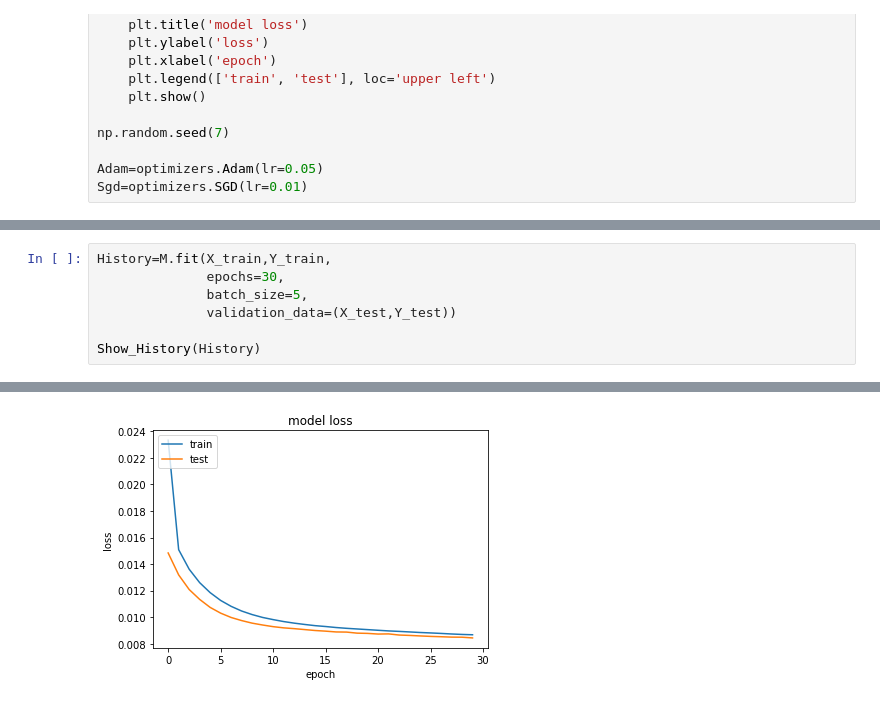
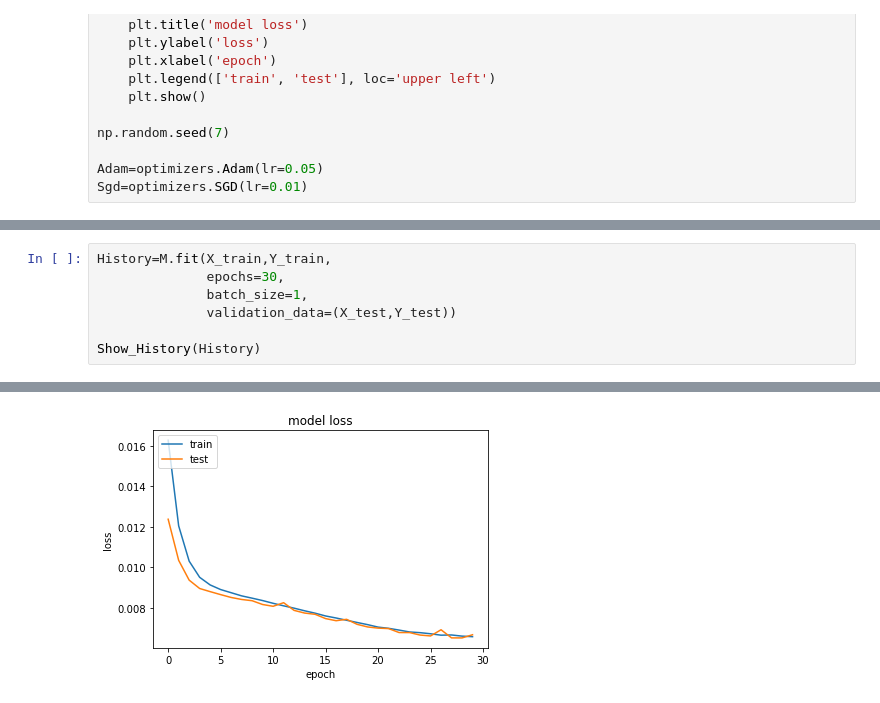
Before and after one commit to alvarogd16/BioInspirada, a Jupyter notebook: 4_Keras/4_1_regresiva.ipynb, the cells around one changed output, grey strips where cells are left out. Saved outputs shown, nothing was run; the diff lists cells and outputs as text.

```diff
--- a/4_Keras/4_1_regresiva.ipynb
+++ b/4_Keras/4_1_regresiva.ipynb
@@ -96,7 +127,7 @@ M=Model1()
 # %%
 History=M.fit(X_train,Y_train,
               epochs=30,
-              batch_size=5,
+              batch_size=1,
               validation_data=(X_test,Y_test))
 
 Show_History(History)
@@ -121 +152 @@ Epoch 30/30
-[figure, old version]
+[figure, new version]
```
Also changed, not shown: parts of 3 cells of this notebook, 1 other file.
